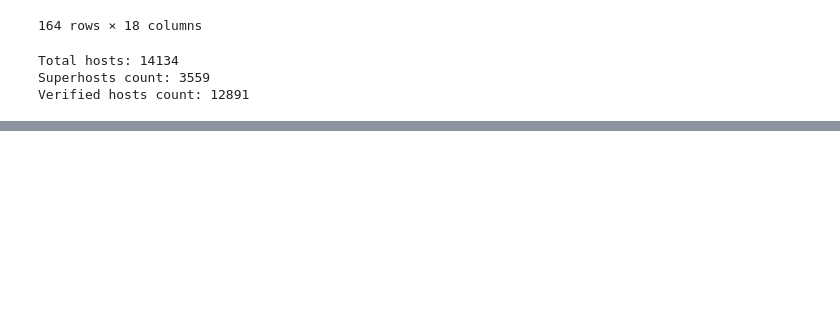
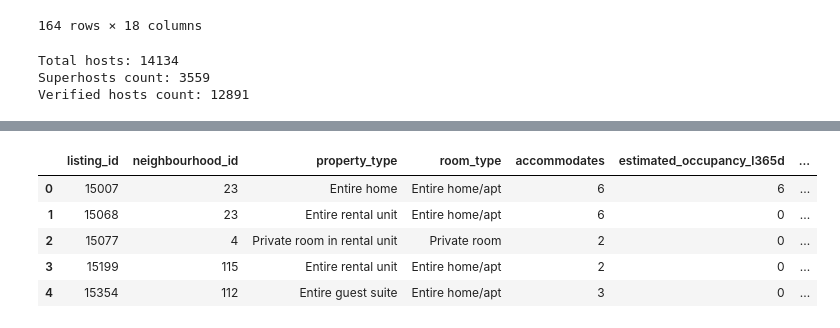
Before and after one commit to xuzmocode4-325/airbnb-dash, a Jupyter notebook: dashboard-visuals.ipynb, the cells around one changed output, grey strips where cells are left out. Saved outputs shown, nothing was run; the diff lists cells and outputs as text; code cells hidden in the pictures; blank space fills up the shorter version.

```diff
--- a/dashboard-visuals.ipynb
+++ b/dashboard-visuals.ipynb
@@ -261,0 +277,9 @@ Verified hosts count: 12891
+# %%
+listings_x_ratings[['listing_id', 'neighbourhood_id', 'property_type', 'room_type', 'accommodates','estimated_occupancy_l365d' ,'estimated_revenue_l365d','price_usd', 'review_scores_rating']].head()
+# %% [output]
+|  | listing_id | neighbourhood_id | property_type | room_type | accommodates | estimated_occupancy_l365d | ... |
+| 0 | 15007 | 23 | Entire home | Entire home/apt | 6 | 6 | ... |
+| 1 | 15068 | 23 | Entire rental unit | Entire home/apt | 6 | 0 | ... |
+| 2 | 15077 | 4 | Private room in rental unit | Private room | 2 | 0 | ... |
+| 3 | 15199 | 115 | Entire rental unit | Entire home/apt | 2 | 0 | ... |
+| 4 | 15354 | 112 | Entire guest suite | Entire home/apt | 3 | 0 | ... |
```
Also changed, not shown: parts of 6 cells of this notebook, 4 other files.
